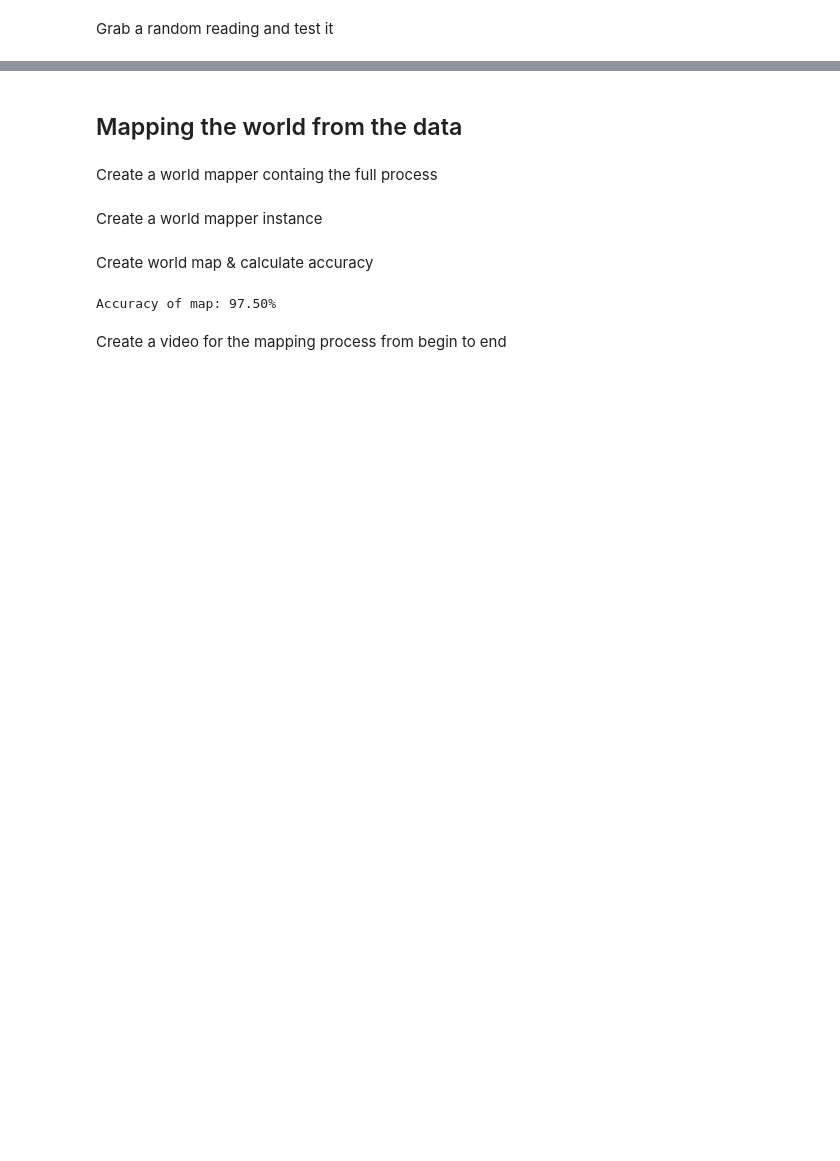
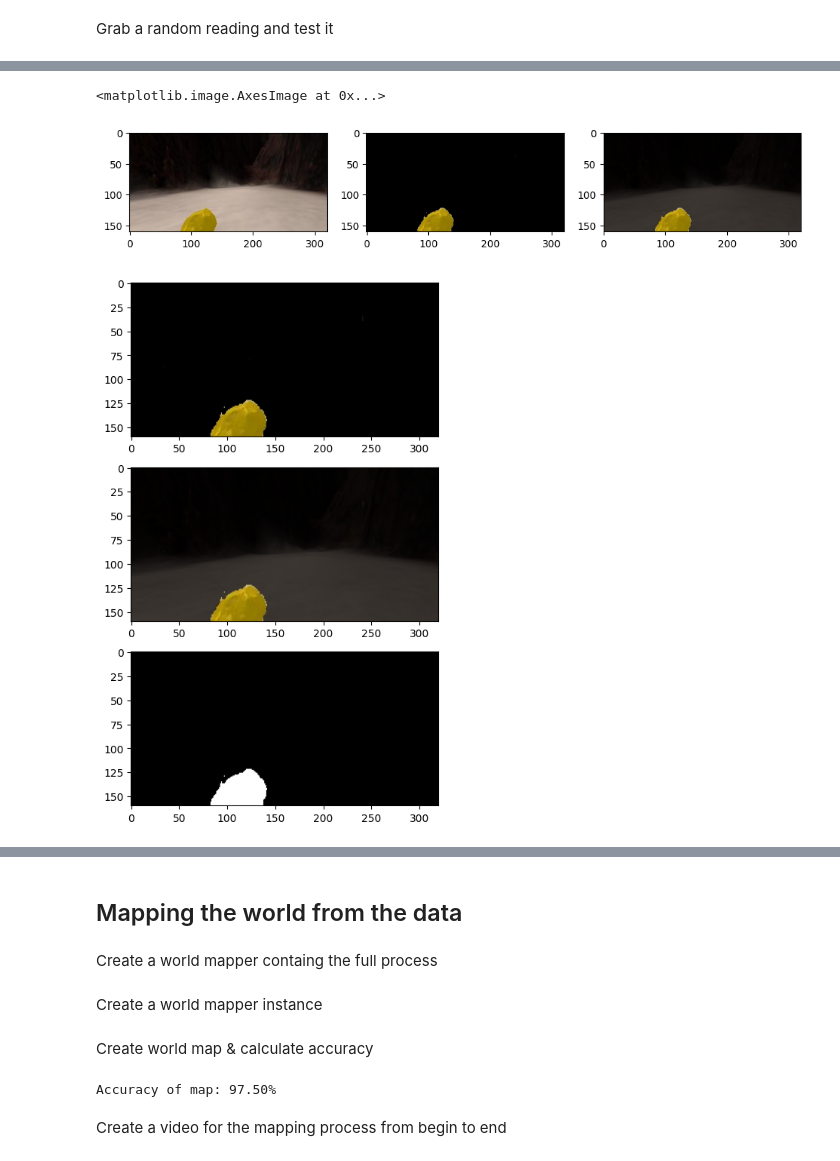
Before and after one commit to Ali-Elganzory/Rover, a Jupyter notebook: main.ipynb, the cells around one changed output, grey strips where cells are left out. Drawn from its saved outputs; the diff is of its cells as text; code cells hidden in the pictures; blank space fills up the shorter version.

```diff
--- a/main.ipynb
+++ b/main.ipynb
@@ -356,27 +359,64 @@ def color_transformed_rocks(transformed_rocks):
 # %%
 # Add rocks if present
 thresholded_rocks, blended_rocks = rock_thresh(image)
-color_threshed_rocks = color_thresh(thresholded_rocks)
-warped_rocks = perspect_transform(color_threshed_rocks, source, destination)
-xpix_rocks, ypix_rocks = rover_coords(color_threshed_rocks)
-xpix_world_rocks, ypix_world_rocks = pix_to_world(xpix_rocks,
-                                                  ypix_rocks,
-                                                  data_point['X_Position'],
-                                                  data_point['Y_Position'],
-                                                  data_point['Yaw'],
-                                                  SCALE,
-                                                  WORLD_SIZE,)
-transformed_rocks = trans_pix_to_img(xpix_world_rocks, ypix_world_rocks, WORLD_SIZE)
-
-colored_transformed_rocks =
+color_threshed_rocks = color_thresh(thresholded_rocks, rgb_thresh=(50, 50, -1))
 
 fig = plt.figure(figsize=(12,9))
-plt.subplot(221)
+plt.subplot(311)
+plt.imshow(thresholded_rocks)
+plt.subplot(312)
+plt.imshow(blended_rocks)
+plt.subplot(313)
+plt.imshow(color_threshed_rocks, cmap='gray')
+
+warped_rocks = perspect_transform(thresholded_rocks, source, destination)
+# xpix_rocks, ypix_rocks = rover_coords(color_threshed_rocks)
+# xpix_world_rocks, ypix_world_rocks = pix_to_world(xpix_rocks,
+#                                                   ypix_rocks,
+#                                                   data_point['X_Position'],
+#                                                   data_point['Y_Position'],
+#                                                   data_point['Yaw'],
+#                                                   SCALE,
+#                                                   WORLD_SIZE,)
+# transformed_rocks = trans_pix_to_img(xpix_world_rocks, ypix_world_rocks, WORLD_SIZE)
+
+warped = perspect_transform(image, source, destination)
+threshed = color_thresh(warped)
+print(warped_rocks.shape)
+print(threshed.shape)
+blended = blend_images(threshed, 1, warped_rocks, 1)
+
+# Calculate pixel values in rover-centric coords and distance/angle to all pixels
+xpix, ypix = rover_coords(blended)
+dist, angles = to_polar_coords(xpix, ypix)
+mean_dir = np.mean(angles)
+
+# Transform to world space
+xpix_world, ypix_world = pix_to_world(xpix,
+                                      ypix,
+                                      data_point['X_Position'],
+                                      data_point['Y_Position'],
+                                      data_point['Yaw'],
+                                      SCALE,
+                                      WORLD_SIZE,)
+transformed = trans_pix_to_img(xpix_world, ypix_world, WORLD_SIZE)
+
+
+fig = plt.figure(figsize=(12,9))
+plt.subplot(321)
 plt.imshow(image)
-plt.subplot(222)
+plt.subplot(322)
+plt.imshow(warped)
+plt.subplot(323)
 plt.imshow(warped_rocks)
-plt.subplot(223)
-plt.imshow(thresholded_rocks)
-plt.subplot(224)
-plt.imshow(transformed_rocks, cmap='gray')
+plt.subplot(324)
+plt.imshow(threshed)
+plt.subplot(325)
+plt.imshow(blended)
+plt.subplot(326)
+plt.imshow(transformed, cmap='gray')
+# plt.subplot(223)
+# plt.imshow(thresholded_rocks)
+# plt.subplot(224)
+# plt.imshow(transformed_rocks, cmap='gray')
 # %% [output]
@@ -383,0 +425,3 @@ SyntaxError: invalid syntax (2176437152.py, line 15)
+<matplotlib.image.AxesImage at 0x...>
+[figure, added]
+[figure, added]
```
Also changed, not shown: parts of 11 cells of this notebook, 1 other file.
